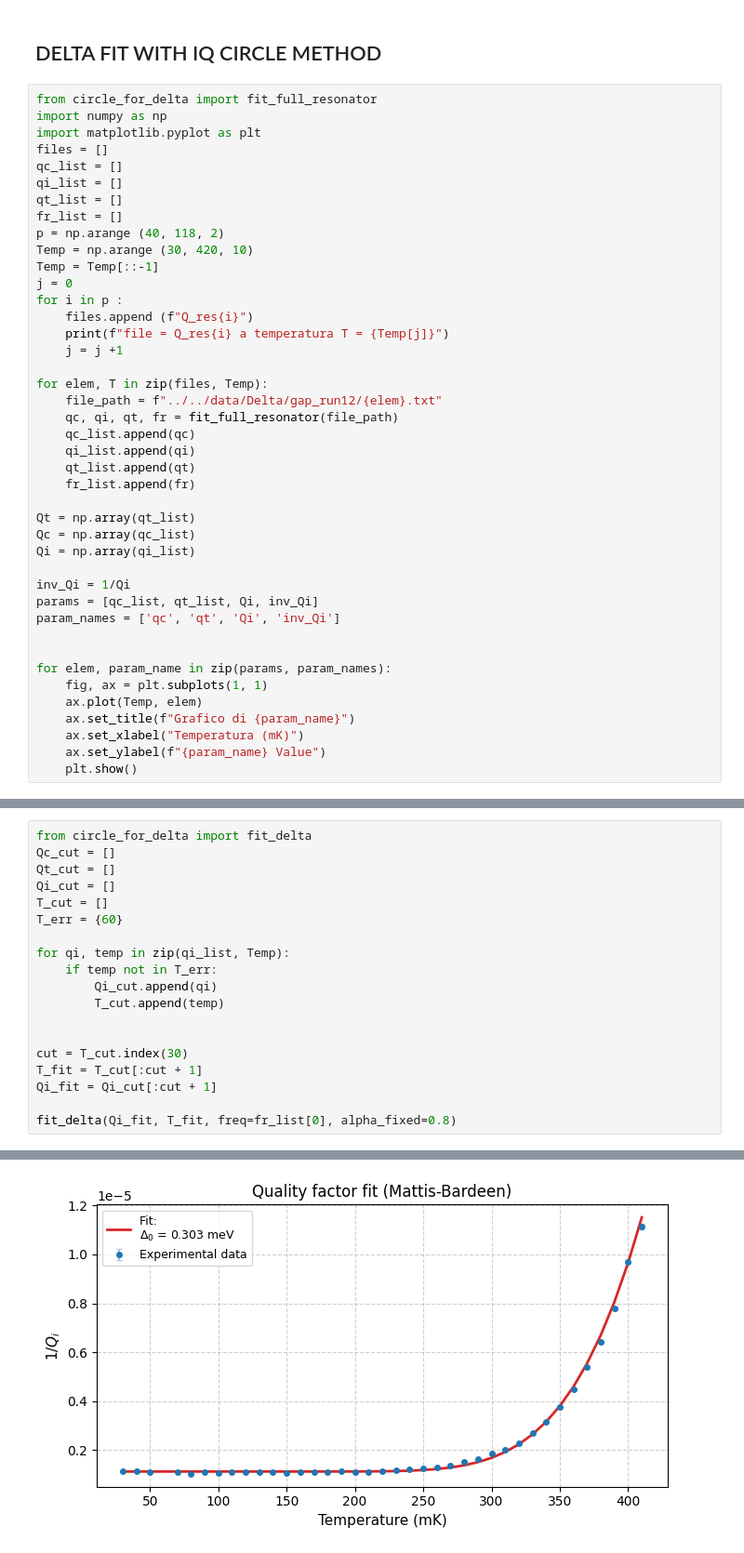
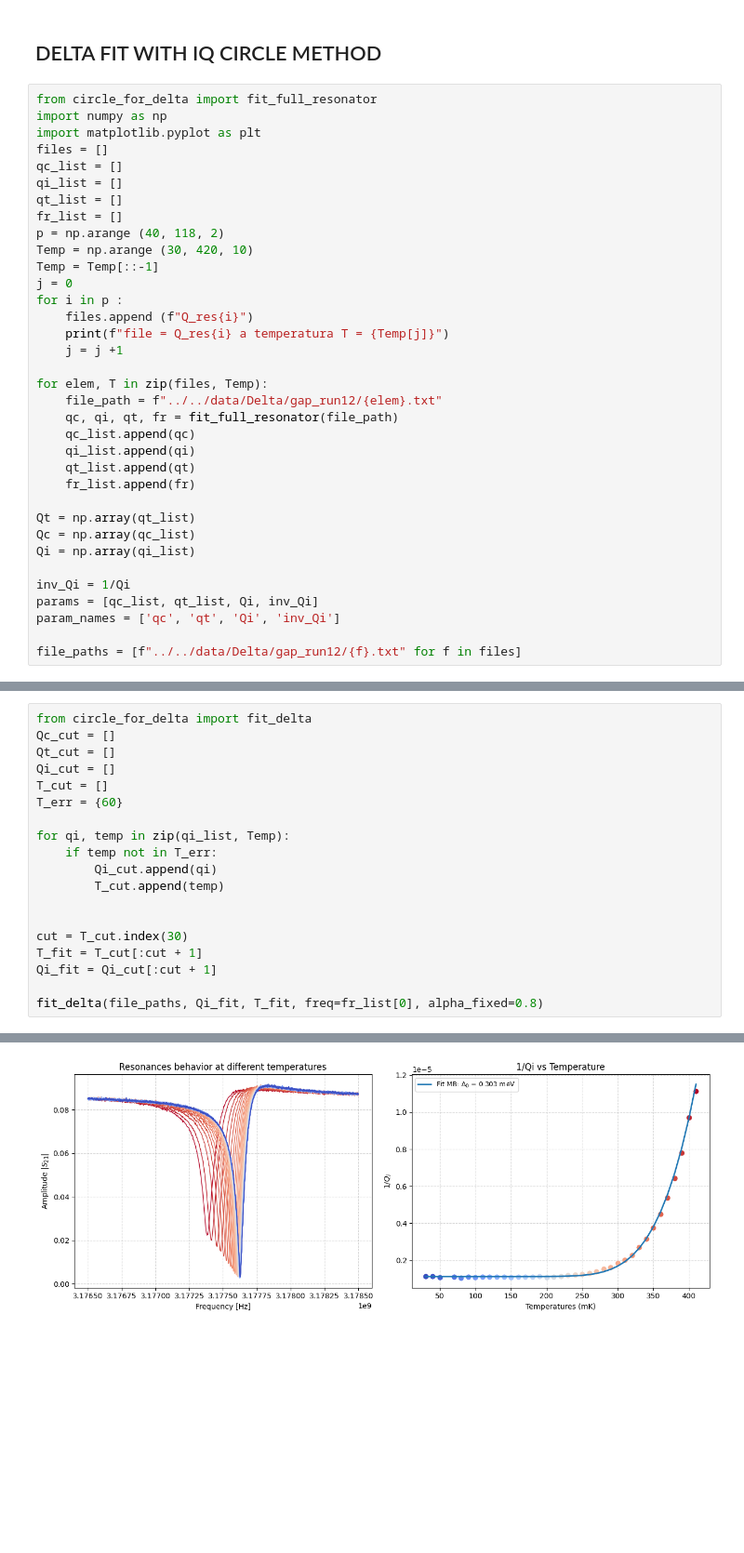
Before and after one commit to biqute/QTLab2425, a Jupyter notebook: 2Dqubit/fit/Delta fitting/circle_fit_for_Delta.ipynb, the cells around one changed output, grey strips where cells are left out. Shown at 93% size. Saved outputs shown, nothing was run; the diff lists cells and outputs as text; blank space fills up the shorter version.

```diff
--- a/2Dqubit/fit/Delta fitting/circle_fit_for_Delta.ipynb
+++ b/2Dqubit/fit/Delta fitting/circle_fit_for_Delta.ipynb
@@ -34,14 +34,7 @@ inv_Qi = 1/Qi
 params = [qc_list, qt_list, Qi, inv_Qi]
 param_names = ['qc', 'qt', 'Qi', 'inv_Qi']
 
-
-for elem, param_name in zip(params, param_names):
-    fig, ax = plt.subplots(1, 1)
-    ax.plot(Temp, elem)
-    ax.set_title(f"Grafico di {param_name}")
-    ax.set_xlabel("Temperatura (mK)")
-    ax.set_ylabel(f"{param_name} Value")
-    plt.show()
+file_paths = [f"../../data/Delta/gap_run12/{f}.txt" for f in files]
 # %% [output]
 file = Q_res40 a temperatura T = 410
 file = Q_res42 a temperatura T = 400
@@ -75,28 +68,28 @@ file = Q_res116 a temperatura T = 30
 # %%
 from circle_for_delta import fit_delta
 Qc_cut = []
 Qt_cut = []
 Qi_cut = []
 T_cut = []
 T_err = {60}
 
 for qi, temp in zip(qi_list, Temp):
     if temp not in T_err:
         Qi_cut.append(qi)
         T_cut.append(temp)
 
 
 cut = T_cut.index(30)
 T_fit = T_cut[:cut + 1]
 Qi_fit = Qi_cut[:cut + 1]
 
-fit_delta(Qi_fit, T_fit, freq=fr_list[0], alpha_fixed=0.8)
+fit_delta(file_paths, Qi_fit, T_fit, freq=fr_list[0], alpha_fixed=0.8)
 # %% [output]
 Successo del fit: True
 Chi-quadro ridotto: 17.088497077852015
 fr = 3177399962.7883 ± 31773999.6279
 Q0 = 889132.2538 ± 1786.2513
 Delta0_meV = 0.3028 ± 0.0001
 alpha = 0.8000 ± 0.0080
-[figure, old version]
+[figure, new version]
 (889132.2537981477, 0.30284519781556285)
```
Also changed, not shown: parts of 1 cell of this notebook, 5 other files.
